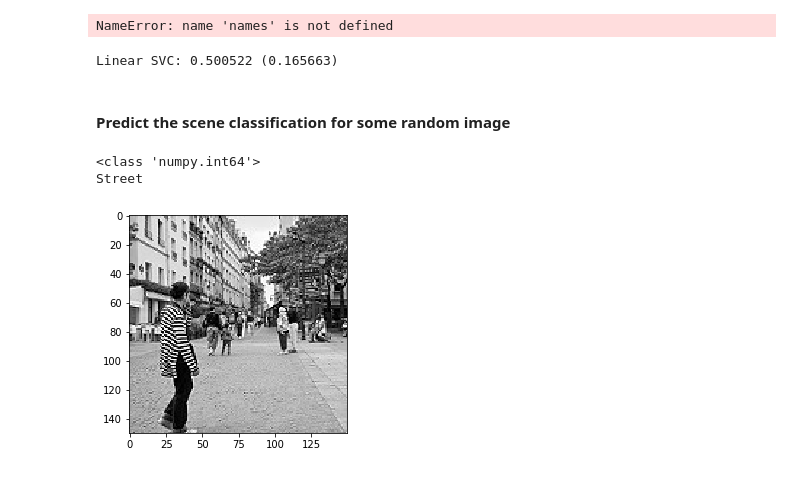
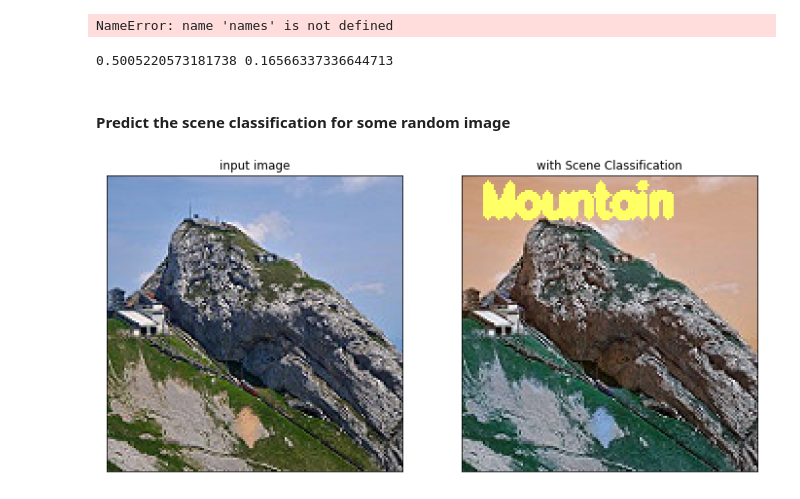
Before and after one commit to arunmadhuk/Machine-Learning, a Jupyter notebook: Arun_Madhu_Intel_Scene_Classification-final.ipynb, the cells around one changed output. Saved outputs shown, nothing was run; the diff lists cells and outputs as text; code cells hidden in the pictures.

```diff
--- a/Arun_Madhu_Intel_Scene_Classification-final.ipynb
+++ b/Arun_Madhu_Intel_Scene_Classification-final.ipynb
@@ -354,24 +260,27 @@ Score 0.8383924754168448
  0.39085239 0.37907138 0.62023562 0.5332871 ]
 NameError: name 'names' is not defined
 # %%
-msg = "%s: %f (%f)" % ('Linear SVC', cv_results.mean(), cv_results.std())
-print(msg)
+print(cv_results.mean(), cv_results.std())
 # %% [output]
-Linear SVC: 0.500522 (0.165663)
+0.5005220573181738 0.16566337336644713
 # %% [markdown]
 #### Predict the scene classification for some random image
 # %%
 label=['Building','Forest', 'Glacier','Mountain','Sea','Street']
 # %%
-prd_img_path = '/Users/macos/Documents/Intel Image Classification/seg_pred/1083.jpg'
-prd_img = cv2.imread(prd_img_path)
-prd_img = cv2.resize(prd_img,(100,100))
+prd_img_path = '/Users/macos/Documents/Intel Image Classification/seg_pred/839.jpg'
+ip_image = Image.open(prd_img_path)
+img = cv2.imread(prd_img_path)
+prd_img = cv2.resize(img,(100,100))
 prd_img_data = feature.hog(prd_img)
-plt.imshow(cv2.imread(prd_img_path))
 scene_predict = clf.predict(prd_img_data.reshape(1, -1))[0]
-print(type(scene_predict))
-print(label[scene_predict])
+cv2.putText(img, label[scene_predict],(10,20), cv2.FONT_HERSHEY_SIMPLEX, 0.7, (255,255,102), 3)
+fig, ax = plt.subplots(1, 2, figsize=(12, 6),
+                       subplot_kw=dict(xticks=[], yticks=[]))
+ax[0].imshow(ip_image)
+ax[0].set_title('input image')
+
+ax[1].imshow(img)
+ax[1].set_title('with Scene Classification');
 # %% [output]
-<class 'numpy.int64'>
-Street
-[figure, old version]
+[figure, new version]
```
Also changed, not shown: parts of 18 cells of this notebook.
